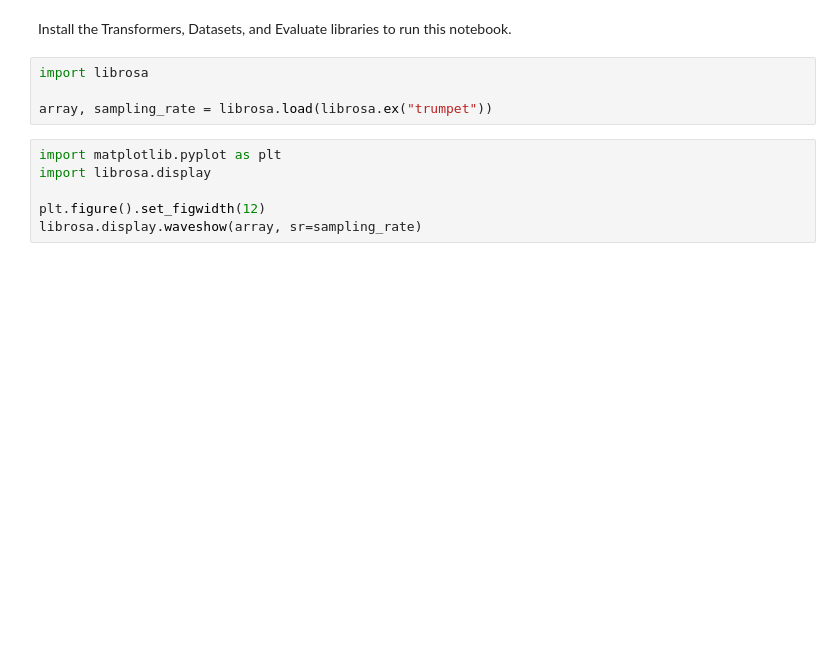
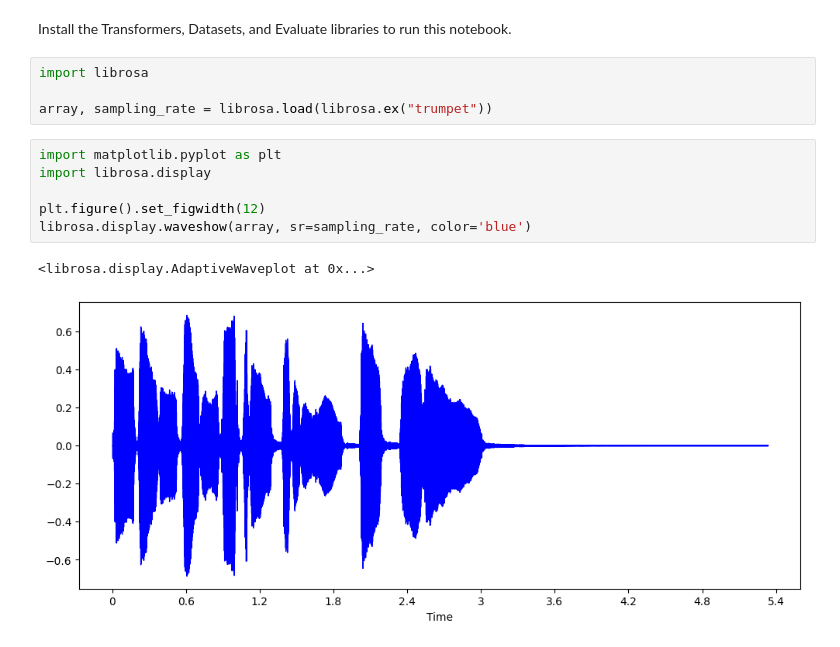
Before and after one commit to ykeselman/audio-transformers-course, a Jupyter notebook: notebooks/en/chapter1/01_audio_data.ipynb, the cells around one changed output. Drawn from its saved outputs; the diff is of its cells as text; blank space fills up the shorter version.

```diff
--- a/notebooks/en/chapter1/01_audio_data.ipynb
+++ b/notebooks/en/chapter1/01_audio_data.ipynb
@@ -9,9 +9,12 @@ array, sampling_rate = librosa.load(librosa.ex("trumpet"))
 # %%
 import matplotlib.pyplot as plt
 import librosa.display
 
 plt.figure().set_figwidth(12)
-librosa.display.waveshow(array, sr=sampling_rate)
+librosa.display.waveshow(array, sr=sampling_rate, color='blue')
+# %% [output]
+<librosa.display.AdaptiveWaveplot at 0x...>
+[figure, added]
 # %%
 import numpy as np
 
```
Also changed, not shown: parts of 3 cells of this notebook, 1 other file.
